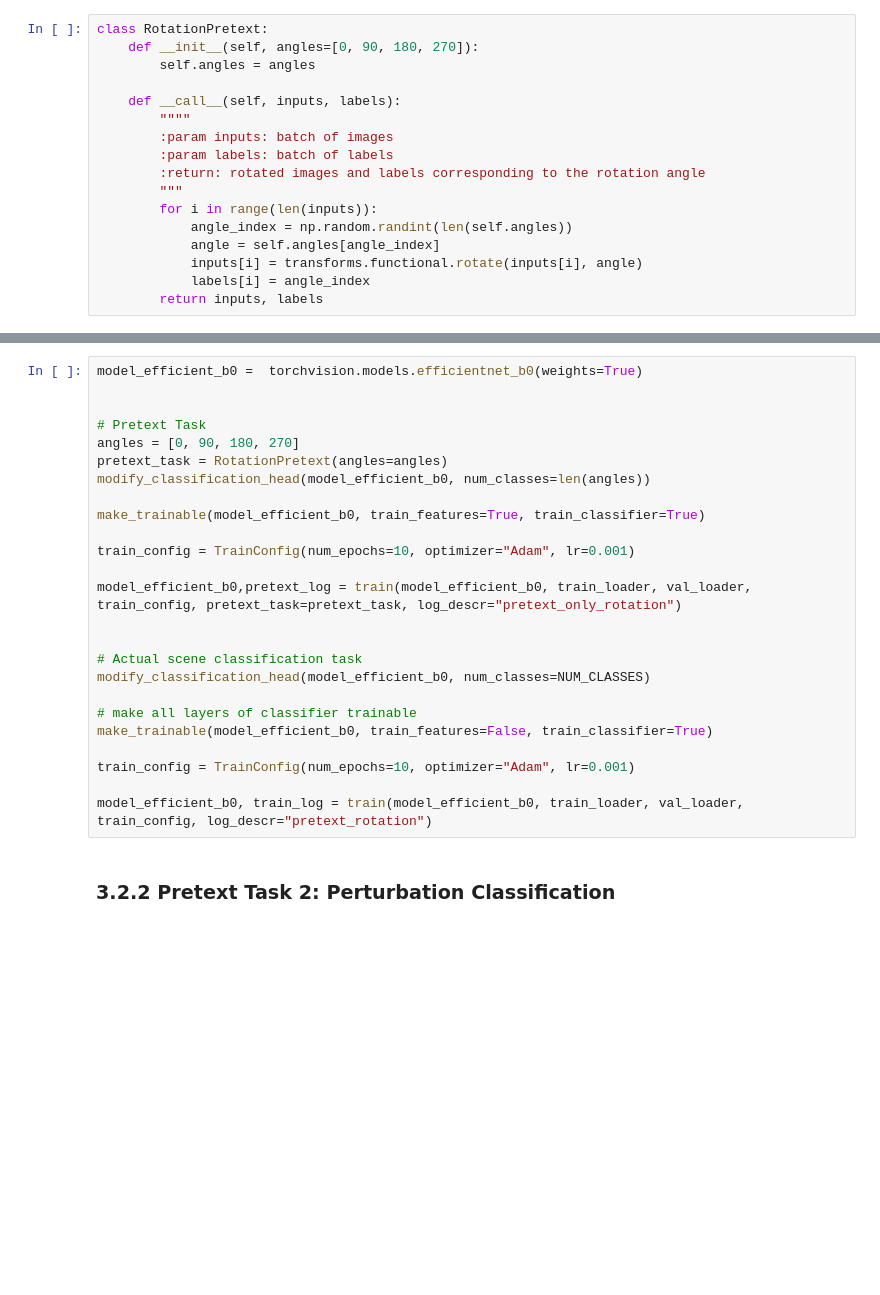
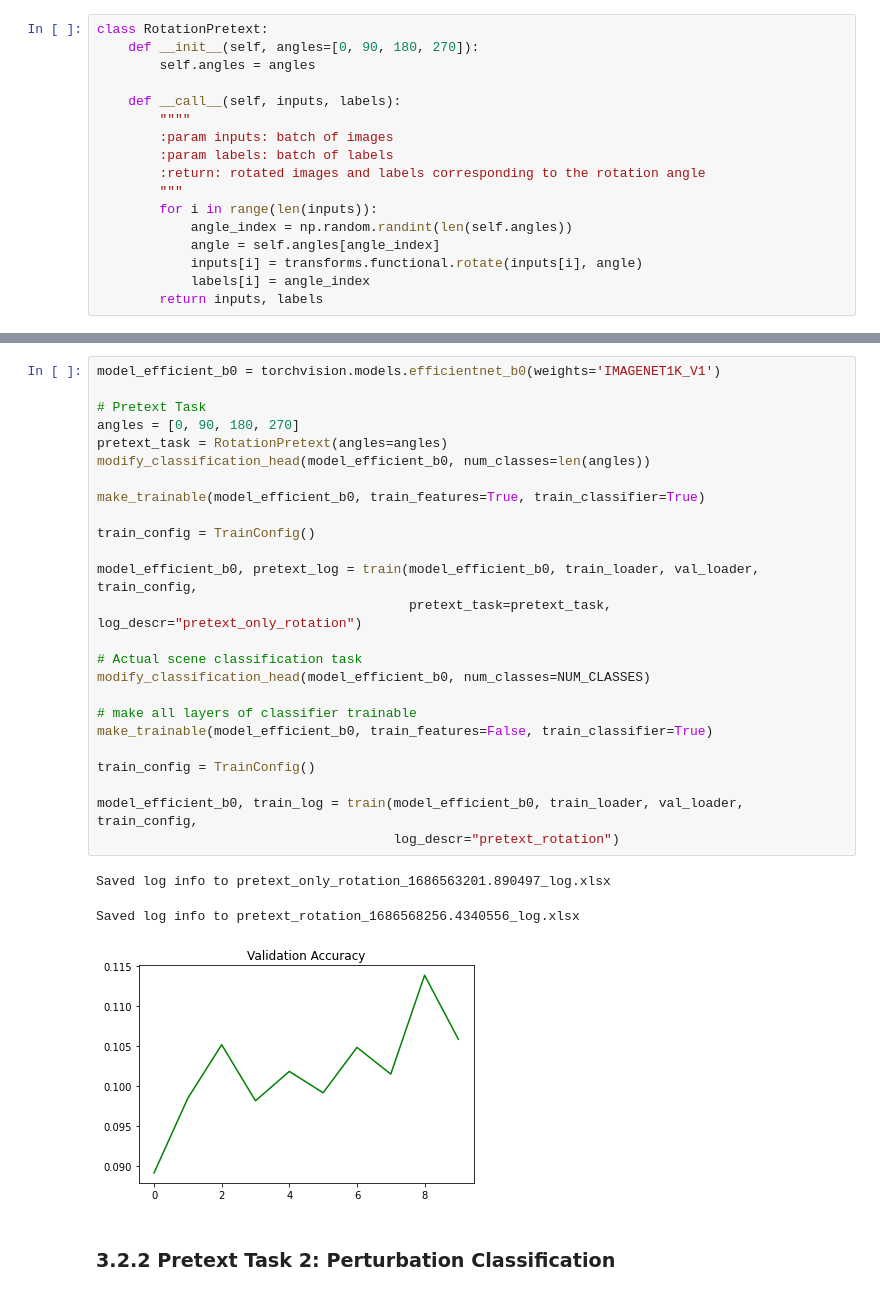
Before and after one commit to arnodeceuninck/ANN-Self-Supervised-Scene-Classification, a Jupyter notebook: main.ipynb, the cells around one changed output, grey strips where cells are left out. Drawn from its saved outputs; the diff is of its cells as text; blank space fills up the shorter version.

```diff
--- a/main.ipynb
+++ b/main.ipynb
@@ -319,28 +426,32 @@ visualize_3x3_images(images, labels, class_names=angles)
 # %%
-model_efficient_b0 =  torchvision.models.efficientnet_b0(weights=True)
-
+model_efficient_b0 = torchvision.models.efficientnet_b0(weights='IMAGENET1K_V1')
 
 # Pretext Task
 angles = [0, 90, 180, 270]
 pretext_task = RotationPretext(angles=angles)
 modify_classification_head(model_efficient_b0, num_classes=len(angles))
 
 make_trainable(model_efficient_b0, train_features=True, train_classifier=True)
 
-train_config = TrainConfig(num_epochs=10, optimizer="Adam", lr=0.001)
+train_config = TrainConfig()
 
-model_efficient_b0,pretext_log = train(model_efficient_b0, train_loader, val_loader, train_config, pretext_task=pretext_task, log_descr="pretext_only_rotation")
-
+model_efficient_b0, pretext_log = train(model_efficient_b0, train_loader, val_loader, train_config,
+                                        pretext_task=pretext_task, log_descr="pretext_only_rotation")
 
 # Actual scene classification task
 modify_classification_head(model_efficient_b0, num_classes=NUM_CLASSES)
 
 # make all layers of classifier trainable
 make_trainable(model_efficient_b0, train_features=False, train_classifier=True)
 
-train_config = TrainConfig(num_epochs=10, optimizer="Adam", lr=0.001)
+train_config = TrainConfig()
 
-model_efficient_b0, train_log = train(model_efficient_b0, train_loader, val_loader, train_config, log_descr="pretext_rotation")
+model_efficient_b0, train_log = train(model_efficient_b0, train_loader, val_loader, train_config,
+                                      log_descr="pretext_rotation")
+# %% [output]
+Saved log info to pretext_only_rotation_1686563201.890497_log.xlsx
+Saved log info to pretext_rotation_1686568256.4340556_log.xlsx
+[figure, added]
 # %% [markdown]
 ### 3.2.2 Pretext Task 2: Perturbation Classification
 # %%
```
Also changed, not shown: parts of 31 cells of this notebook, 1 other file.
